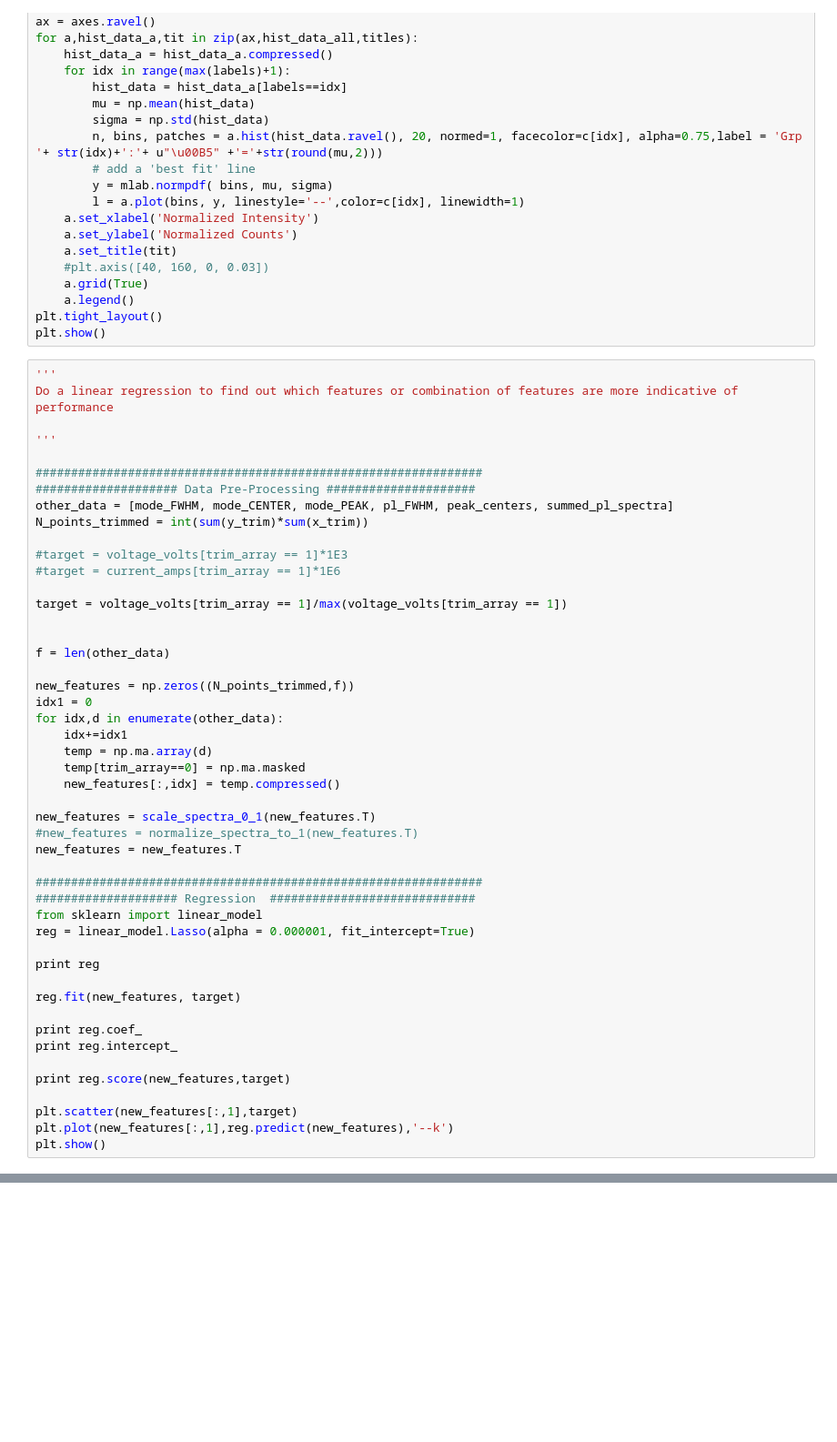
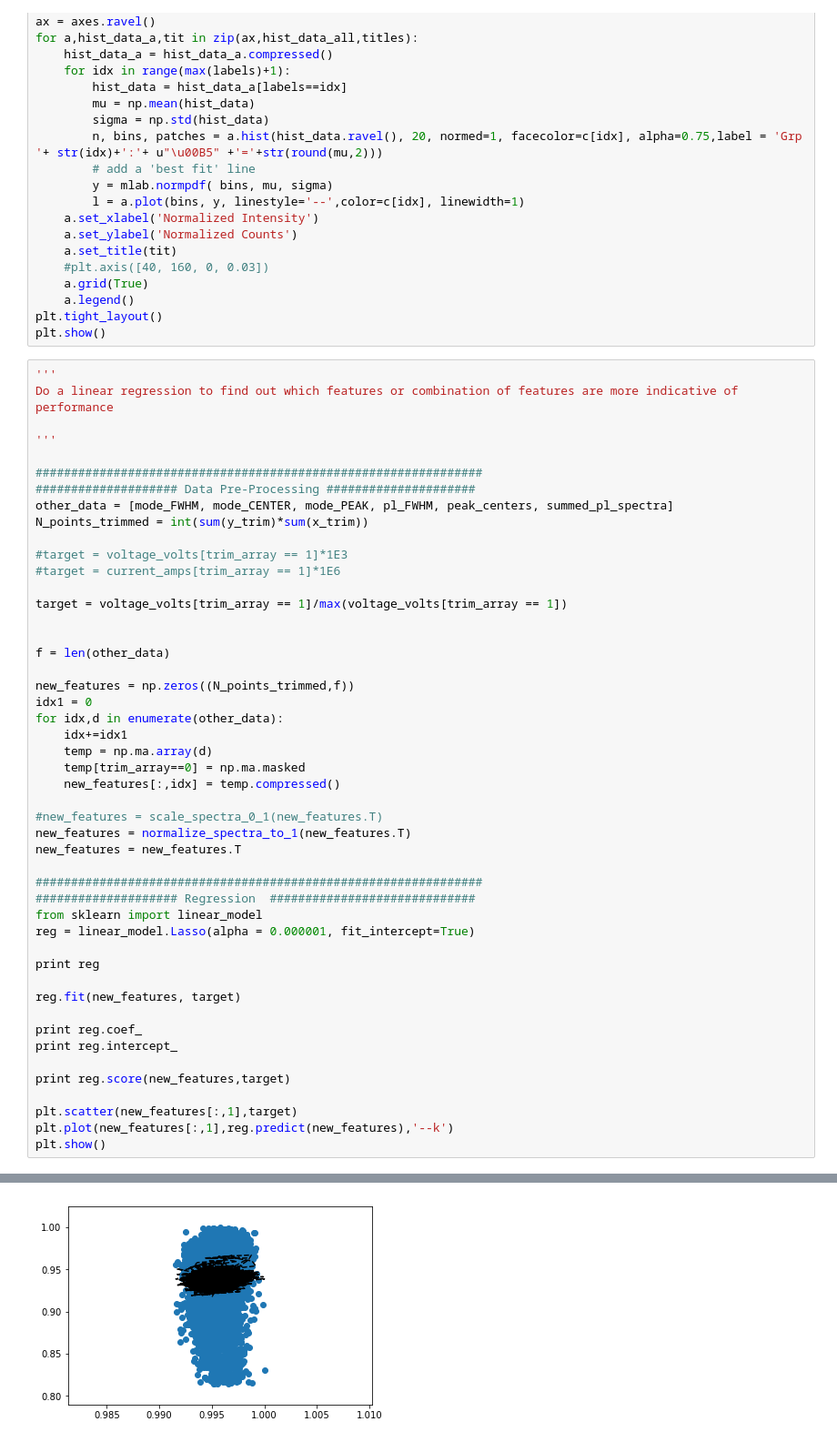
Before and after one commit to bradleyMwest/Renishaw-Reni-Awesome, a Jupyter notebook: PL_Raman_Analysis.ipynb, the cells around one changed output, grey strips where cells are left out. Shown at 91% size. Cells and saved outputs as stored; diff of their text form; blank space fills up the shorter version.

```diff
--- a/PL_Raman_Analysis.ipynb
+++ b/PL_Raman_Analysis.ipynb
@@ -953,8 +953,8 @@ for idx,d in enumerate(other_data):
     temp[trim_array==0] = np.ma.masked
     new_features[:,idx] = temp.compressed()
 
-new_features = scale_spectra_0_1(new_features.T)
-#new_features = normalize_spectra_to_1(new_features.T)
+#new_features = scale_spectra_0_1(new_features.T)
+new_features = normalize_spectra_to_1(new_features.T)
 new_features = new_features.T
 
 ###############################################################
@@ -974,3 +974,4 @@ print reg.score(new_features,target)
 plt.scatter(new_features[:,1],target)
 plt.plot(new_features[:,1],reg.predict(new_features),'--k')
 plt.show()
+# %% [output]
@@ -977,3 +984,4 @@ plt.show()
+[figure, added]
 # %%
 """
 Moving Box Lasso Regresssion
```
Also changed, not shown: parts of 4 cells of this notebook.
